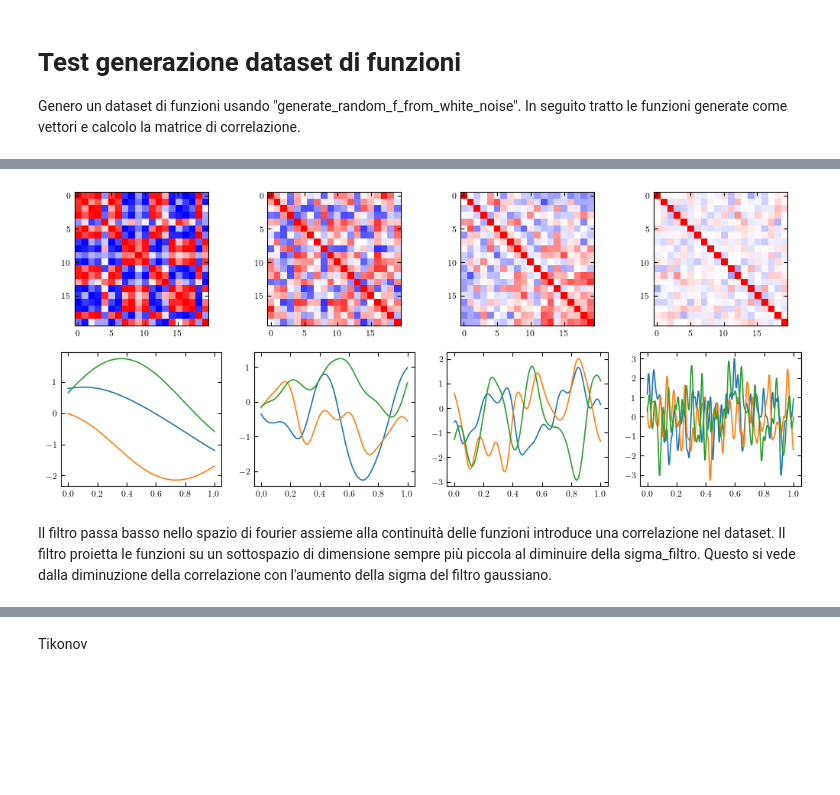
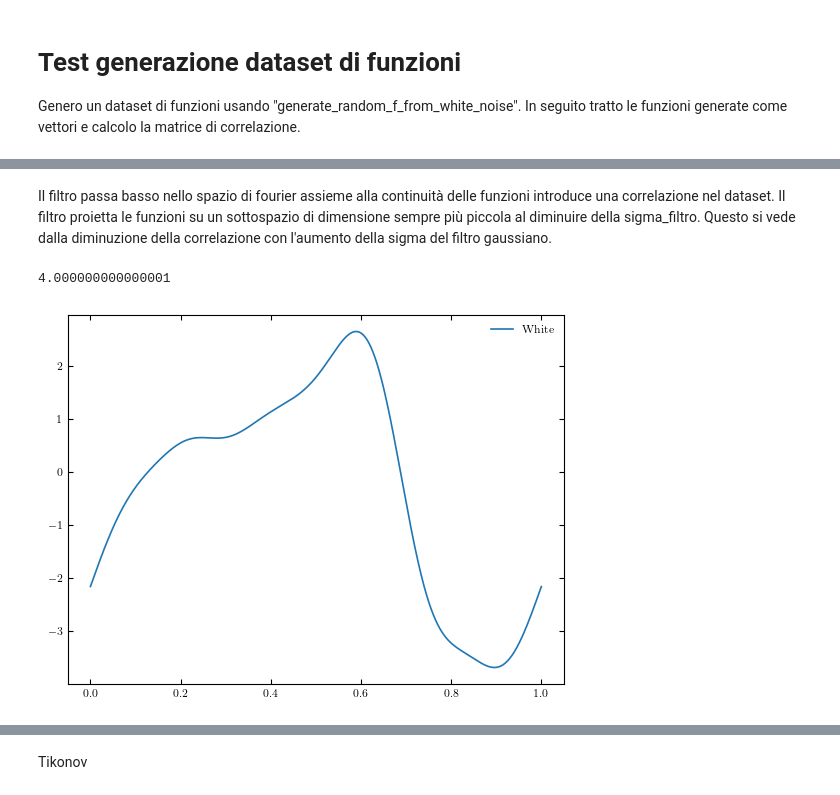
Before and after one commit to Sparisi01/RPM_implementation, a Jupyter notebook: test_random_function_generator.ipynb, the cells around one changed output, grey strips where cells are left out. Drawn from its saved outputs; the diff is of its cells as text; code cells hidden in the pictures; blank space fills up the shorter version.

```diff
--- a/test_random_function_generator.ipynb
+++ b/test_random_function_generator.ipynb
@@ -99,29 +89,21 @@ plt.show()
-# %%
-# punti nel tempo
-
-fig, axes = plt.subplots(2,4,figsize=(12.5,5))
-
-nt = 1000
-Tf = 1
-
-index_axes = 0
-
-for l in [0.5,0.1,0.05,0.01]:
-
-    t_array = np.linspace(0, Tf, nt)
-    f_dataset = generate_f_as_Gaussian_Process(nt,f_dataset_size, l=l)
-    f_corr = np.corrcoef(f_dataset, rowvar=False)
-
-    axes[0][index_axes].imshow(f_corr, cmap='bwr', vmin=-1, vmax=1)
-    axes[1][index_axes].plot(t_array, f_dataset[:,0:3])
-
-    axes[0][index_axes].set_title(rf"$l$ = {l}$")
-    axes[0][index_axes].set_xticks([])
-    axes[0][index_axes].set_yticks([])
-    index_ax=index_ax+1
-
-    index_axes = index_axes + 1
-# %% [output]
-[figure, removed]
 # %% [markdown]
 Il filtro passa basso nello spazio di fourier assieme alla continuità delle funzioni introduce una correlazione nel dataset. Il filtro proietta le funzioni su un sottospazio di dimensione sempre più piccola al diminuire della sigma_filtro. Questo si vede dalla diminuzione della correlazione con l'aumento della sigma del filtro gaussiano.
+# %%
+Tf = 1
+nt = 30000
+t_array = np.linspace(0,Tf,nt)
+l = 0.1
+sigma = 2
+
+#f_1 = generate_random_f_from_Gaussian_Process(t_array, l = l, sigma = sigma)
+f_2 = generate_random_f_from_white_noise(t_array, l = l, sigma = sigma)
+
+#plt.plot(t_array, f_1, label="Gaus")
+plt.plot(t_array, f_2, label="White")
+plt.legend()
+
+#print(np.var(f_1))
+print(np.var(f_2))
+# %% [output]
+4.000000000000001
+[figure, added]
```
Also changed, not shown: parts of 6 cells of this notebook, 7 other files.
